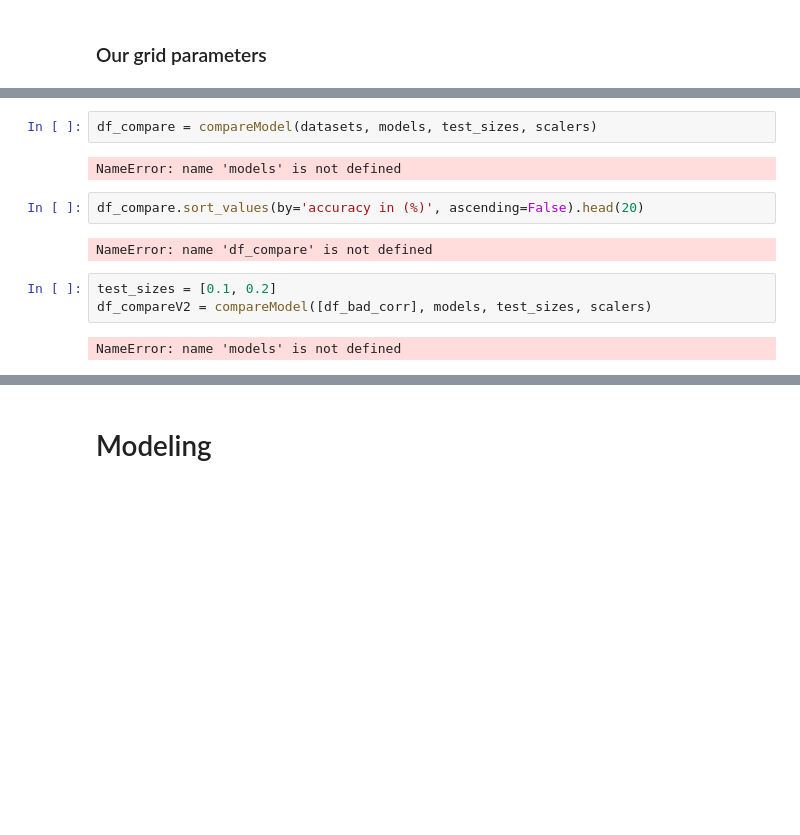
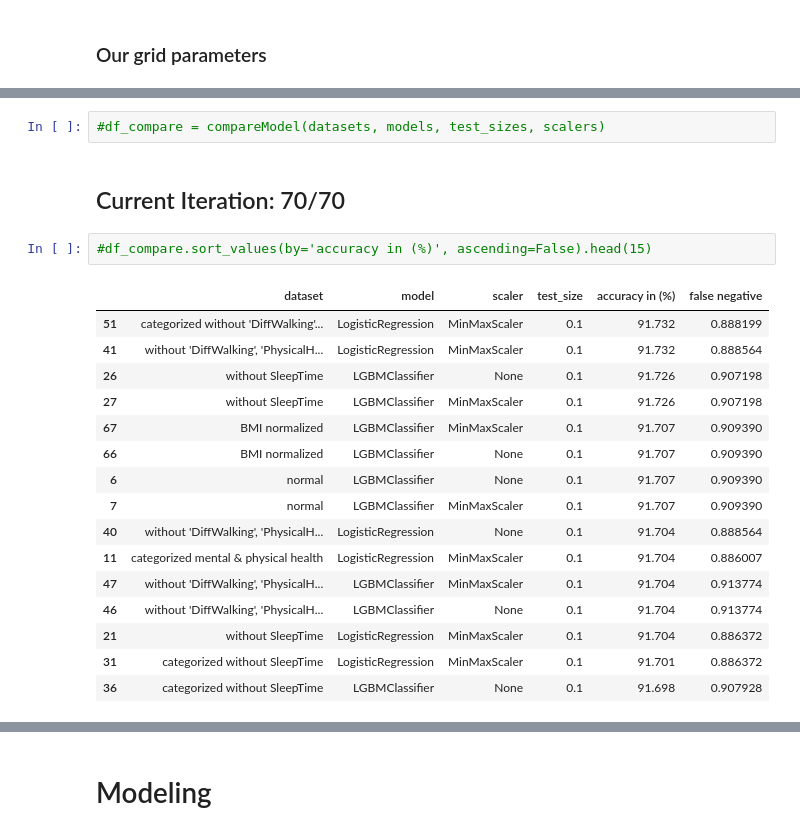
Before and after one commit to Red0pium/MachineLearning2023project, a Jupyter notebook: code.ipynb, the cells around one changed output, grey strips where cells are left out. Drawn from its saved outputs; the diff is of its cells as text; blank space fills up the shorter version.

```diff
--- a/code.ipynb
+++ b/code.ipynb
@@ -496,13 +458,23 @@ categorized, without SleepTime and by correlation & BMI normalized
 # %%
-df_compare = compareModel(datasets, models, test_sizes, scalers)
+#df_compare = compareModel(datasets, models, test_sizes, scalers)
 # %% [output]
-NameError: name 'models' is not defined
+Current Iteration: 70/70
 # %%
-df_compare.sort_values(by='accuracy in (%)', ascending=False).head(20)
+#df_compare.sort_values(by='accuracy in (%)', ascending=False).head(15)
 # %% [output]
-NameError: name 'df_compare' is not defined
+|  | dataset | model | scaler | test_size | accuracy in (%) | false negative |
+| 51 | categorized without 'DiffWalking'... | LogisticRegression | MinMaxScaler | 0.1 | 91.732 | 0.888199 |
+| 41 | without 'DiffWalking', 'PhysicalH... | LogisticRegression | MinMaxScaler | 0.1 | 91.732 | 0.888564 |
+| 26 | without SleepTime | LGBMClassifier | None | 0.1 | 91.726 | 0.907198 |
+| 27 | without SleepTime | LGBMClassifier | MinMaxScaler | 0.1 | 91.726 | 0.907198 |
+| 67 | BMI normalized | LGBMClassifier | MinMaxScaler | 0.1 | 91.707 | 0.909390 |
+| 66 | BMI normalized | LGBMClassifier | None | 0.1 | 91.707 | 0.909390 |
+| 6 | normal | LGBMClassifier | None | 0.1 | 91.707 | 0.909390 |
+| 7 | normal | LGBMClassifier | MinMaxScaler | 0.1 | 91.707 | 0.909390 |
+| 40 | without 'DiffWalking', 'PhysicalH... | LogisticRegression | None | 0.1 | 91.704 | 0.888564 |
+| 11 | categorized mental & physical health | LogisticRegression | MinMaxScaler | 0.1 | 91.704 | 0.886007 |
+| 47 | without 'DiffWalking', 'PhysicalH... | LGBMClassifier | MinMaxScaler | 0.1 | 91.704 | 0.913774 |
+| 46 | without 'DiffWalking', 'PhysicalH... | LGBMClassifier | None | 0.1 | 91.704 | 0.913774 |
+| 21 | without SleepTime | LogisticRegression | MinMaxScaler | 0.1 | 91.704 | 0.886372 |
+| 31 | categorized without SleepTime | LogisticRegression | MinMaxScaler | 0.1 | 91.701 | 0.886372 |
+| 36 | categorized without SleepTime | LGBMClassifier | None | 0.1 | 91.698 | 0.907928 |
-# %%
-test_sizes = [0.1, 0.2]
-df_compareV2 = compareModel([df_bad_corr], models, test_sizes, scalers)
-# %% [output]
-NameError: name 'models' is not defined
```
Also changed, not shown: parts of 39 cells of this notebook.
